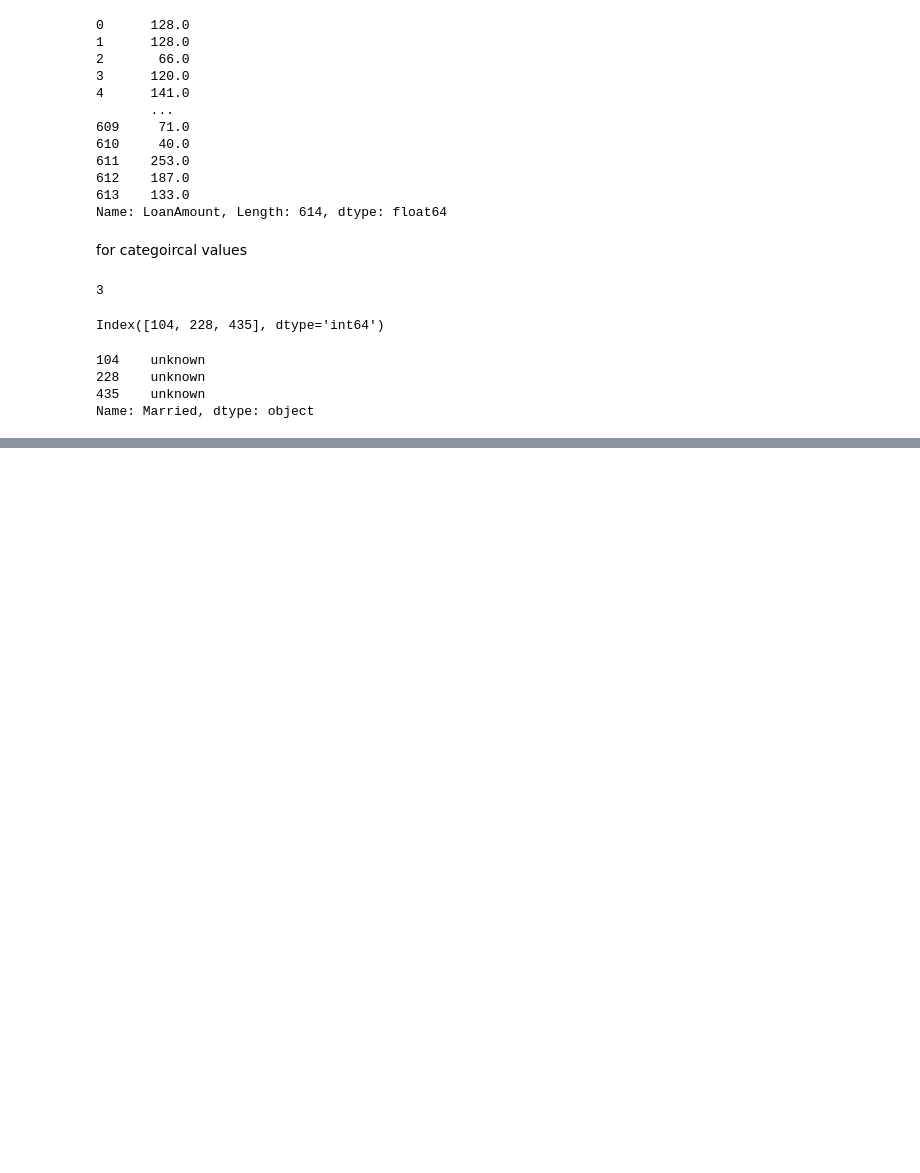
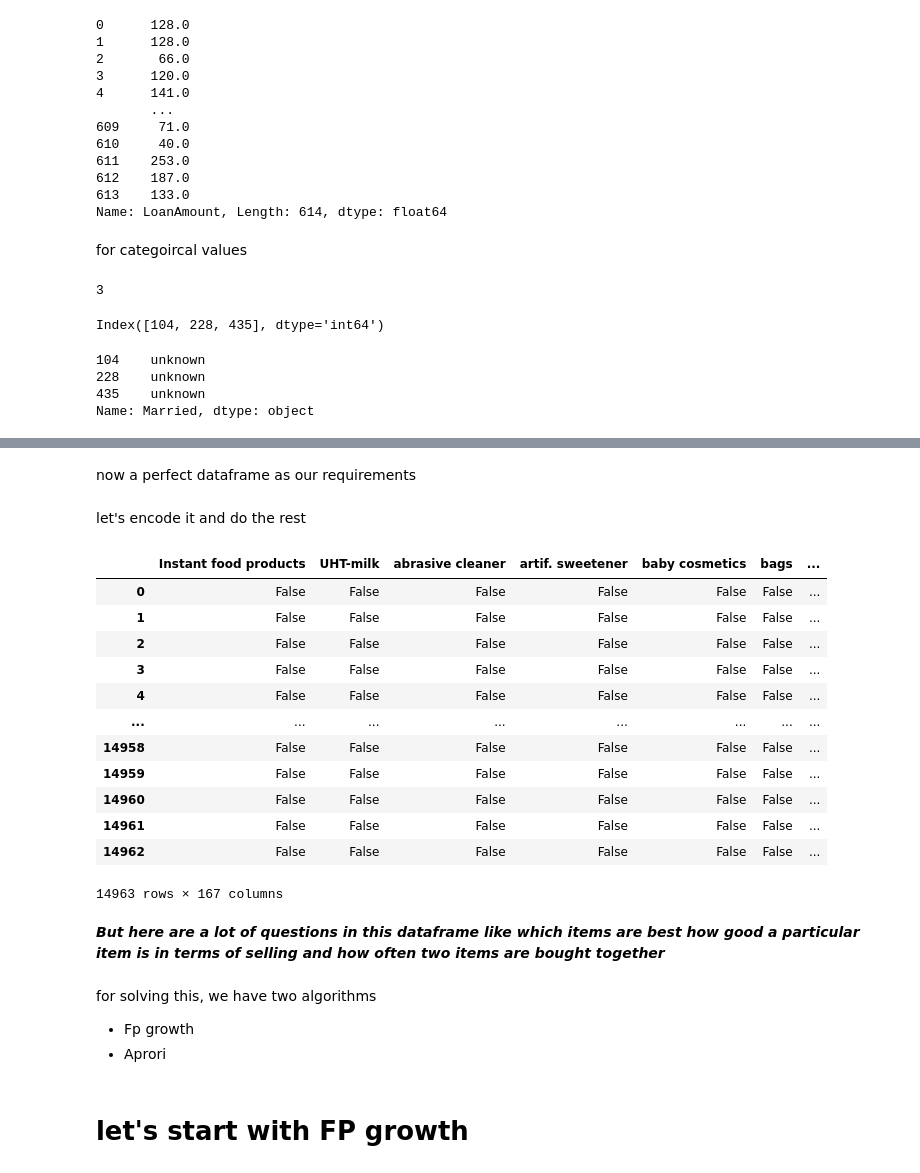
Before and after one commit to MekhzZ/AppliedStatisticsWithPython.ipynb, a Jupyter notebook: DataMining.ipynb, the cells around one changed output, grey strips where cells are left out. Saved outputs shown, nothing was run; the diff lists cells and outputs as text; code cells hidden in the pictures; blank space fills up the shorter version.

```diff
--- a/DataMining.ipynb
+++ b/DataMining.ipynb
@@ -966,0 +1036,2 @@ Name: Married, dtype: object
+# %%
+t_df = [transaction[1]['itemDescription'].tolist() for transaction in df.groupby(['Member_number','Date'])]
@@ -966,0 +1058,34 @@ Name: Married, dtype: object
+# %% [markdown]
+now a perfect dataframe as our requirements
+# %% [markdown]
+let's encode it and do the rest
+# %%
+from mlxtend.preprocessing import TransactionEncoder
+te = TransactionEncoder()
+te_ary = te.fit(t_df).transform(t_df)
+matrix = pd.DataFrame(te_ary, columns=te.columns_)
+# %%
+matrix
+# %% [output]
+|  | Instant food products | UHT-milk | abrasive cleaner | artif. sweetener | baby cosmetics | bags | ... |
+| 0 | False | False | False | False | False | False | ... |
+| 1 | False | False | False | False | False | False | ... |
+| 2 | False | False | False | False | False | False | ... |
+| 3 | False | False | False | False | False | False | ... |
+| 4 | False | False | False | False | False | False | ... |
+| ... | ... | ... | ... | ... | ... | ... | ... |
+| 14958 | False | False | False | False | False | False | ... |
+| 14959 | False | False | False | False | False | False | ... |
+| 14960 | False | False | False | False | False | False | ... |
+| 14961 | False | False | False | False | False | False | ... |
+| 14962 | False | False | False | False | False | False | ... |
+14963 rows × 167 columns
+# %% [markdown]
+***But here are a lot of questions in this dataframe like which items are best how good a particular item is in terms of selling and how often two items are bought together***
+# %% [markdown]
+for solving this, we have two algorithms
+
+*   Fp growth
+*   Aprori
+# %% [markdown]
+# **let's start with FP growth**
```
Also changed, not shown: parts of 25 cells of this notebook.
